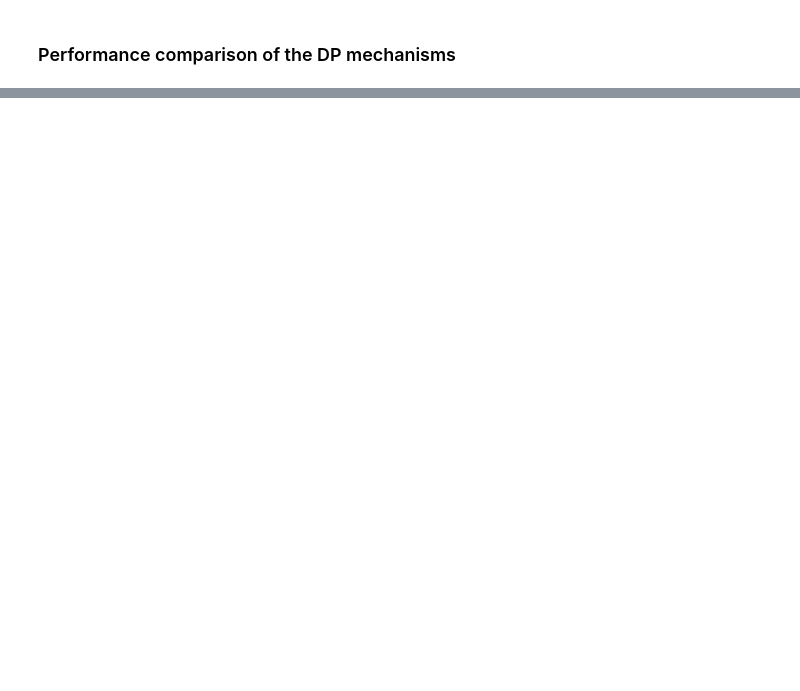
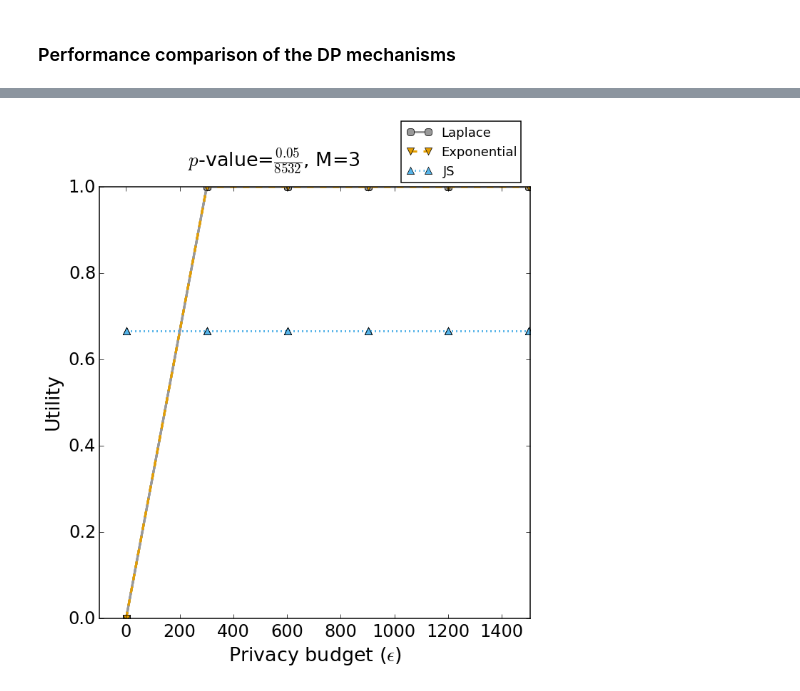
Before and after one commit to fy/compare_dp_mechanisms, a Jupyter notebook: notebooks/compare_all_dp_mechanisms.ipynb, the cells around one changed output, grey strips where cells are left out. Drawn from its saved outputs; the diff is of its cells as text; code cells hidden in the pictures; blank space fills up the shorter version.

```diff
--- a/notebooks/compare_all_dp_mechanisms.ipynb
+++ b/notebooks/compare_all_dp_mechanisms.ipynb
@@ -275,0 +276,32 @@ for ii, MM in enumerate(PARAMS.MM_vec):
+# %%
+fig, ax = plt.subplots(1, 1, figsize=(7,7))
+plt.subplots_adjust(left=0.1, right=0.9, top=0.9, bottom=0.1)
+ax.tick_params(labelsize=16)
+for ii, MM in enumerate([PARAMS.MM_vec[-2]] * 4):
+    for jj, sig_level in enumerate([PARAMS.sig_level_vec[1]]):
+        ax.set_xlim([-100, np.max(PARAMS.epsilon_vec) + 5])
+        for kk, method in enumerate(perturb_result_utility):
+            xx = PARAMS.epsilon_vec
+            yy = map(perturb_result_utility[method][sig_level][MM].get, xx)
+            # ax.plot(xx, yy, color=MY_COLORS[kk % len(MY_COLORS)], label=method,
+            #         linestyle='-', marker=MARKERS[kk], markersize=5)
+            ax.plot(xx, yy, color=MY_COLORS[kk % len(MY_COLORS)], label=method,
+                    linestyle=LINE_STYLES[kk], linewidth=2.0, marker=MARKERS[kk],
+                    markersize=7, )
+        if ii == 0 and jj == 0:
+            # ax.set_ylabel('Proportion of significant SNPs recovered')
+            ax.legend(bbox_to_anchor=(0.7, 1.05, 1, .102), loc=2, ncol=1,
+                      prop={'size':12}, mode="tight", borderaxespad=0.)
+        if ii == 0:  # set column title on the first row
+            ## set title
+            ax.text(0.5, 1.05,
+                r'$p$-value=$\frac{%s}{%s}$, M=%s              ' % (str(sig_level), str(snp_num), str(MM)),
+                horizontalalignment='center',
+                size=18,
+                transform=ax.transAxes)
+        if ii == 0 and jj == 0:
+            ax.set_ylabel('Utility', fontsize=18)
+            ax.set_xlabel('Privacy budget ($\epsilon$)', fontsize=18)
+plt.savefig("risk-util-1x1.svg")
+# %% [output]
+[figure, added]
```
Also changed, not shown: parts of 5 cells of this notebook, 16 other files.
